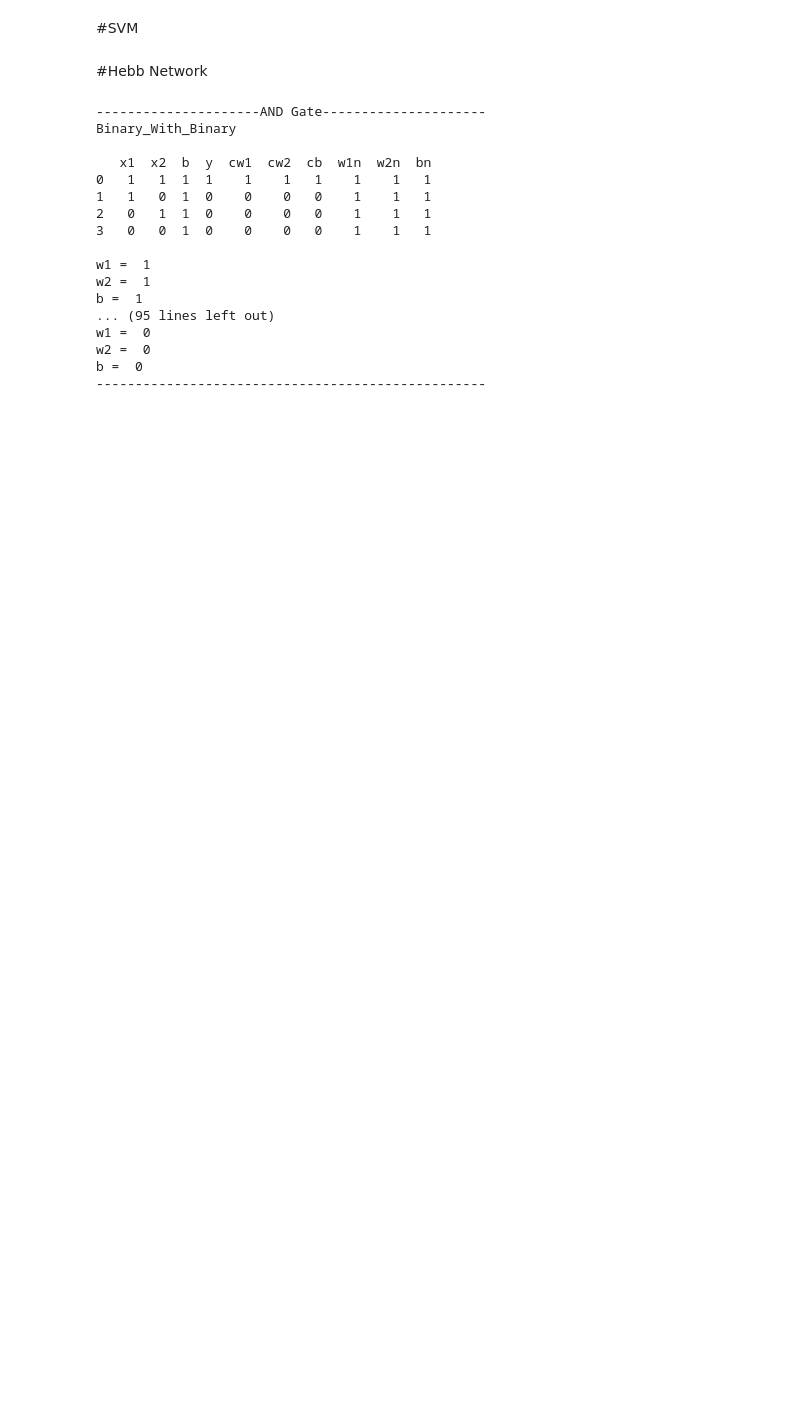
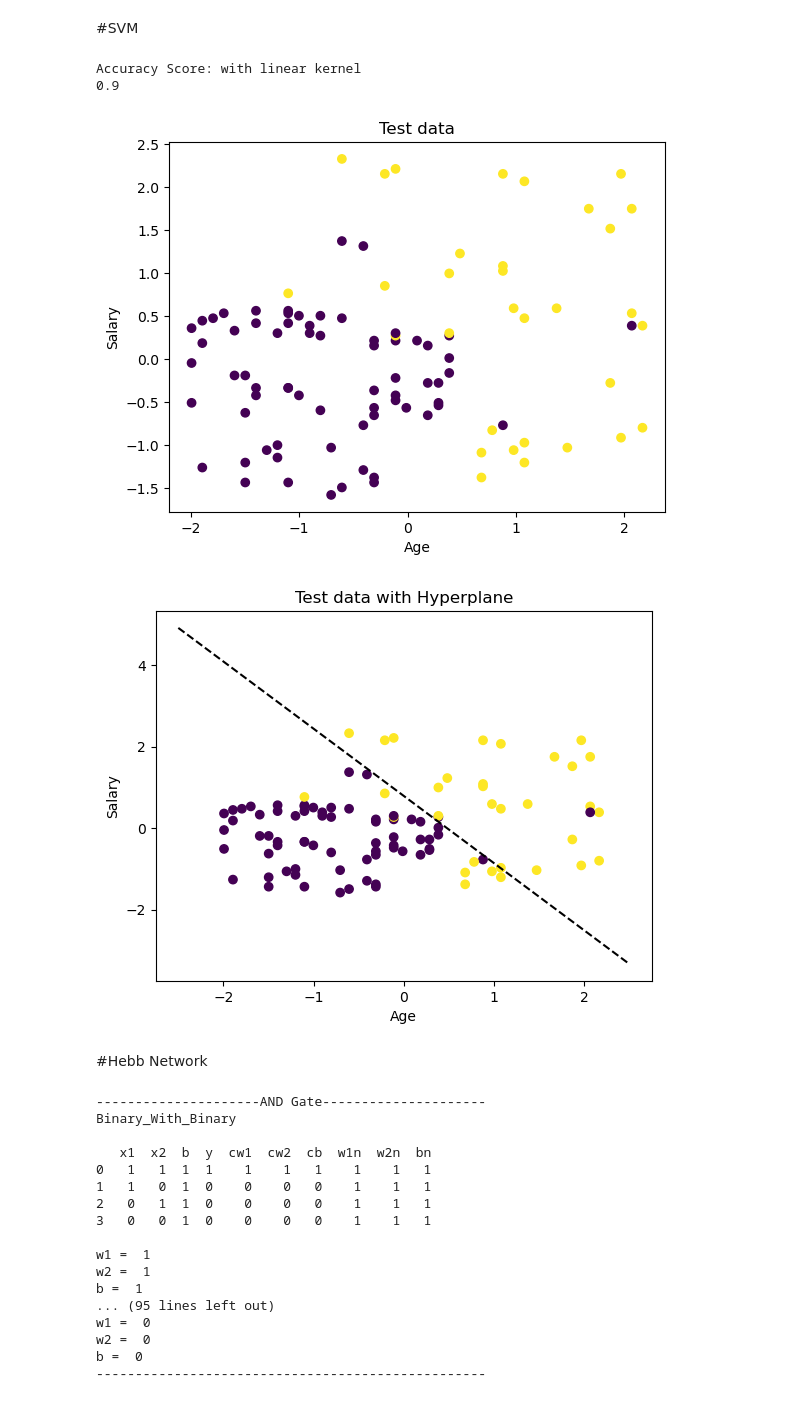
Before and after one commit to UmarBalak/Sem-6-Lab, a Jupyter notebook: ML/ML_lab.ipynb, the cells around one changed output. Drawn from its saved outputs; the diff is of its cells as text; code cells hidden in the pictures; blank space fills up the shorter version.

```diff
--- a/ML/ML_lab.ipynb
+++ b/ML/ML_lab.ipynb
@@ -213,3 +98,53 @@ print('The accuracy of the SVC is', accuracy_score(prediction,Y_test))
+# %%
+import numpy as np
+import matplotlib.pyplot as plt
+import pandas as pd
+from sklearn.preprocessing import StandardScaler
+from sklearn.model_selection import train_test_split
+from sklearn.svm import SVC
+from sklearn import metrics
+
+data = pd.read_csv("Social_Network_Ads - Social_Network_Ads.csv")
+x = data.iloc[:, [2,3]]
+y = data.iloc[:, 4]
+
+x_train, x_test, y_train, y_test = train_test_split(x, y, test_size = 0.25, random_state = 0 )
+
+#Feature Scaling
+sc_x = StandardScaler()
+x_train = sc_x.fit_transform(x_train)
+x_test = sc_x.transform(x_test)
+
+classifier = SVC(kernel = 'linear', random_state = 0)
+classifier.fit(x_train, y_train)
+y_predict = classifier.predict(x_test)
+print('Accuracy Score: with linear kernel')
+print(metrics.accuracy_score(y_test, y_predict))
+
+plt.scatter(x_test[:, 0], x_test[:, 1], c=y_test)
+plt.xlabel('Age')
+plt.ylabel('Salary')
+plt.title('Test data')
+plt.show()
+
+# plot data points with decision boundary
+plt.scatter(x_test[:, 0], x_test[:, 1], c=y_test)
+# create the hyperplane
+w = classifier.coef_[0]
+b = classifier.intercept_[0]
+xx = np.linspace(-2.5, 2.5)
+yy = (-w[0] / w[1]) * xx - (b / w[1])
+# plot the hyperplane
+plt.plot(xx, yy, linestyle='--', color='k')
+plt.xlabel('Age')
+plt.ylabel('Salary')
+plt.title('Test data with Hyperplane')
+plt.show()
+# %% [output]
+Accuracy Score: with linear kernel
+0.9
+[figure, added]
+[figure, added]
 # %% [markdown]
 #Hebb Network
 # %%
```
Also changed, not shown: parts of 13 cells of this notebook.
